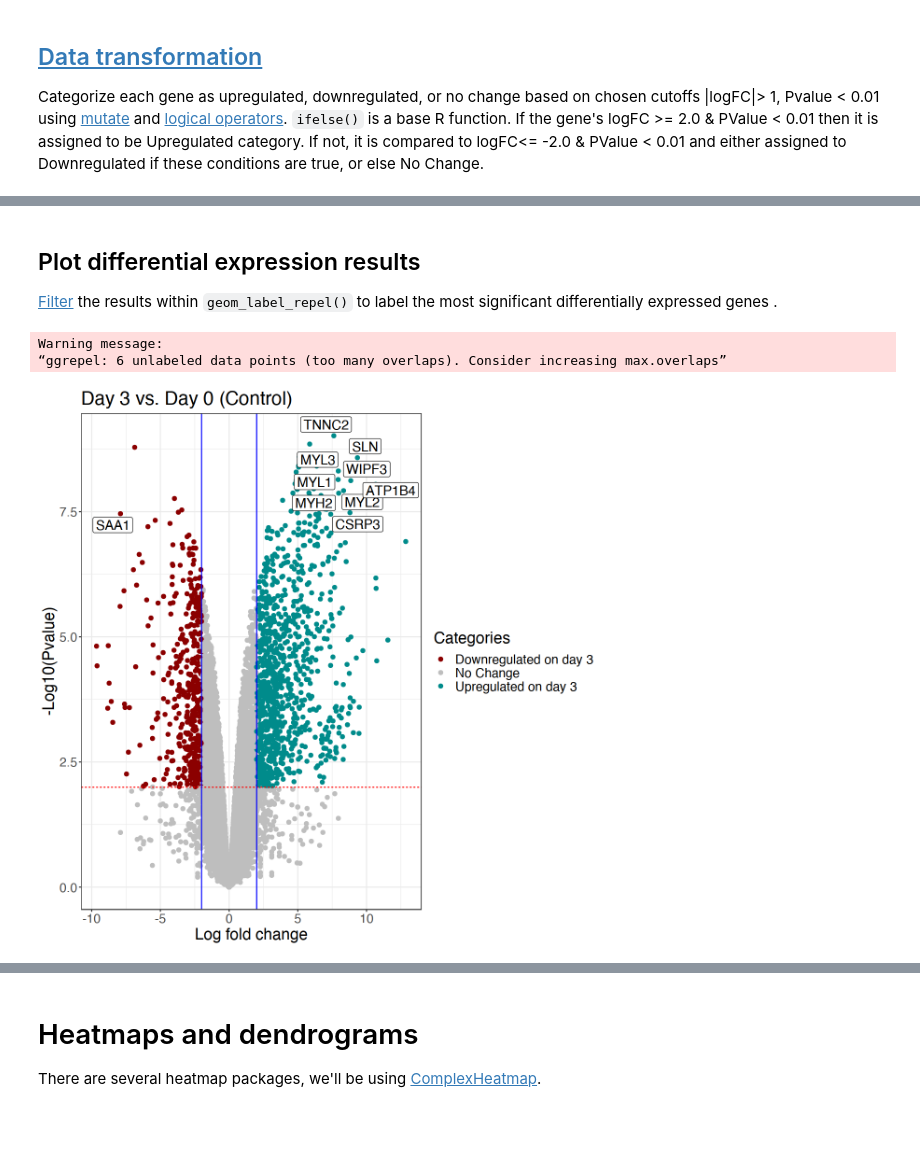
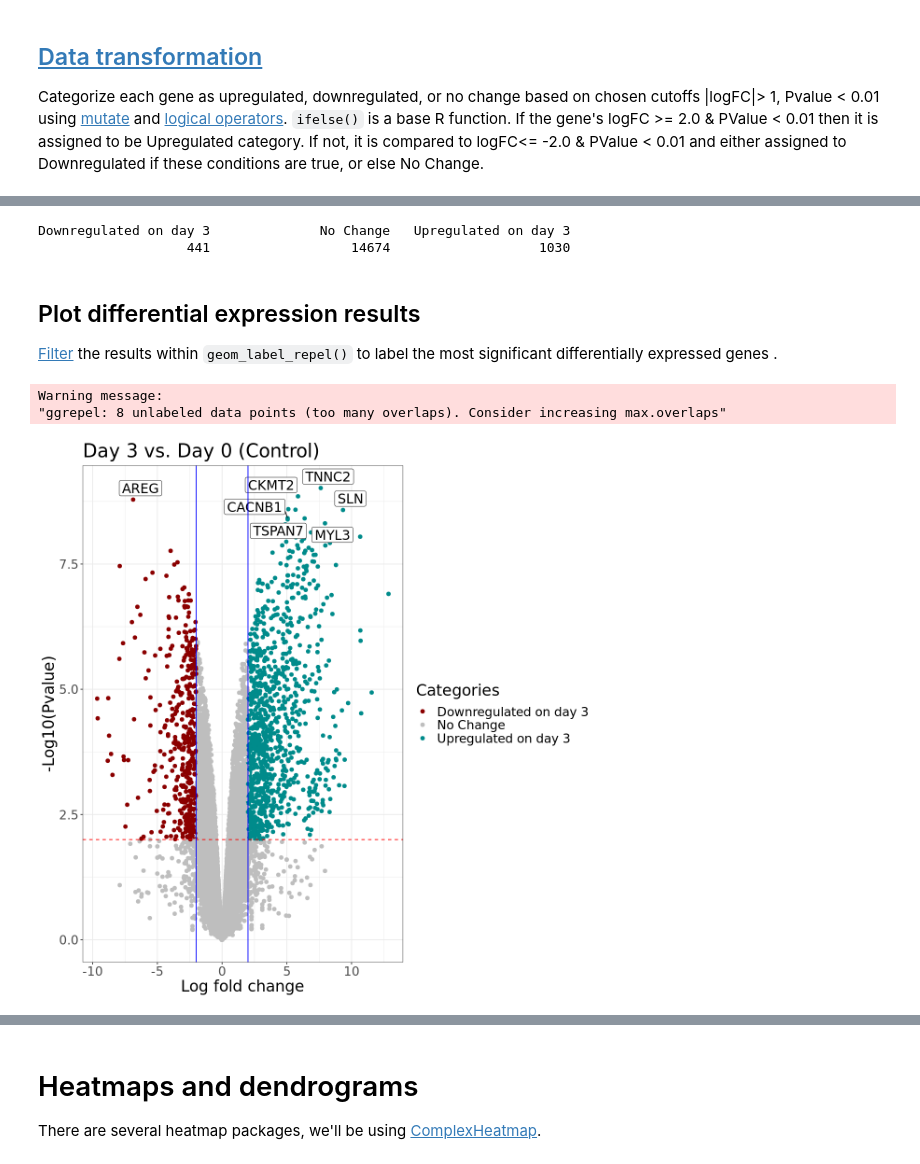
Before and after one commit to mortazavilab/cosmos-cluster6, a Jupyter notebook: R_intro.ipynb, the cells around one changed output, grey strips where cells are left out. Cells and saved outputs as stored; diff of their text form; code cells hidden in the pictures; blank space fills up the shorter version.

```diff
--- a/R_intro.ipynb
+++ b/R_intro.ipynb
@@ -215,32 +231,37 @@ A data.frame: 6 × 16
 | 4 | 0.4380888 | 2.4181646 | 0.4691568 | 0.513286203 | ENSG00000279457.4 | FO538757.1 | 96 | 77 | ... |
 | 5 | 1.8896203 | 1.6286391 | 15.5250199 | 0.004551178 | ENSG00000228463.10 | AP006222.1 | 25 | 10 | ... |
 | 6 | -0.3343205 | 1.0974945 | 0.4555211 | 0.519299517 | ENSG00000237094.12 | AL732372.2 | 33 | 21 | ... |
+# %%
+table(plot_table$Categories) # how many DE genes?
+# %% [output]
+Downregulated on day 3              No Change   Upregulated on day 3
+                   441                  14674                   1030
 # %% [markdown]
 ## Plot differential expression results
 [Filter](https://r4ds.had.co.nz/transform.html#filter-rows-with-filter) the results within `geom_label_repel()` to label the most significant differentially expressed genes .
 # %%
 library(ggrepel)
 
 options(repr.plot.width=10, repr.plot.height=10)
 
 ggplot(plot_table)+
     geom_point(aes(x=logFC, y=-log10(PValue), color=Categories),
                size=2) +
     xlab("Log fold change") + ylab("-Log10(Pvalue)") +
-    geom_label_repel(data = filter(plot_table, abs(logFC) > 7.5 & PValue < 1e-7),
+    geom_label_repel(data = head(arrange(plot_table, PValue),10),
                      aes(x=logFC,y=-log10(PValue),label = Gene_Name), size = 6) +
     theme_bw() +
     scale_color_manual(values=c("darkred", "grey", "darkcyan")) +
     theme(text = element_text(size=20)) +
     geom_hline(yintercept=2, linetype="dashed", # add vertical and horizontal lines to indicate significance cutoffs
              color = "red", size=0.5) +
     geom_vline(xintercept=2, color = "blue", size=0.5) +
     geom_vline(xintercept=-2, color = "blue", size=0.5) +
     ggtitle("Day 3 vs. Day 0 (Control)")
 # %% [output]
 Warning message:
-“ggrepel: 6 unlabeled data points (too many overlaps). Consider increasing max.overlaps”
+"ggrepel: 8 unlabeled data points (too many overlaps). Consider increasing max.overlaps"
-[figure, old version]
+[figure, new version]
 # %% [markdown]
 ## Volcano plot interpretation and best practices
 
```
Also changed, not shown: parts of 11 cells of this notebook, 2 other files.
